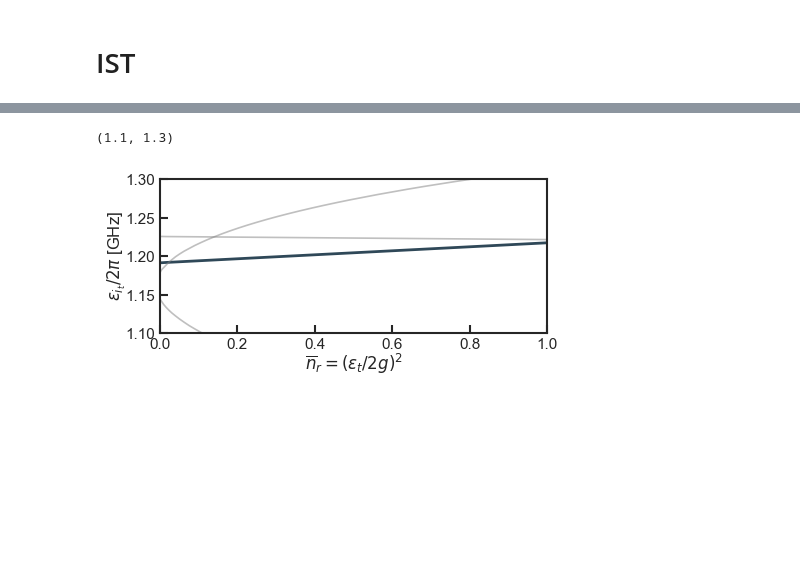
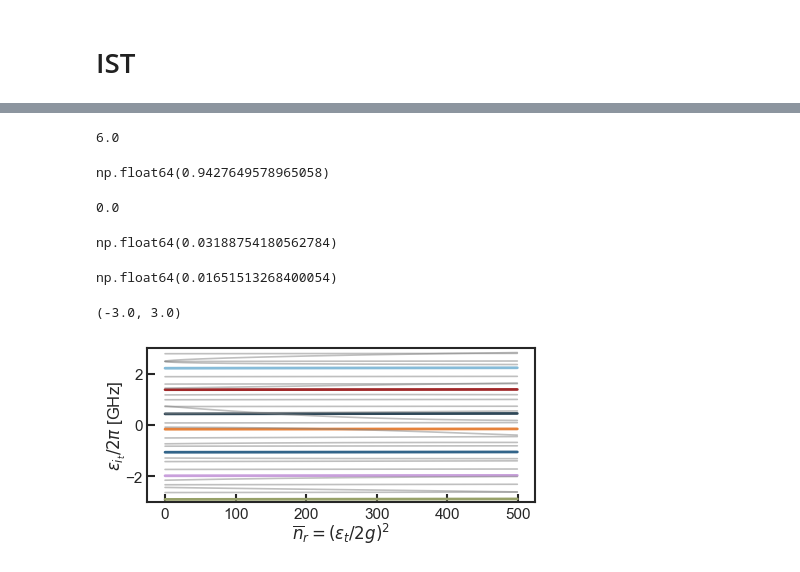
Before and after one commit to mariefdum/ionization, a Jupyter notebook: Example_L_shunted_transmon.ipynb, the cells around one changed output, grey strips where cells are left out. Cells and saved outputs as stored; diff of their text form; code cells hidden in the pictures; blank space fills up the shorter version.

```diff
--- a/Example_L_shunted_transmon.ipynb
+++ b/Example_L_shunted_transmon.ipynb
@@ -124,5 +45,32 @@ plt.ylim(-2*E_J,3*E_J)
 # %% [markdown]
 # Transmon
+# %%
+# PARAMÈTRES DIAGONALISATION
+max_charge = 200
+n_trunc = 31
+max_fock = 10
+
+# physical parameters, Hassani no EL
+E_J = 29.93 * GHz
+E_C = 0.164 * GHz
+E_L = 0 * GHz
+type_qubit = "Transmon"
+
+phi_ext = np.pi * 0
+n_g = 0
+
+g = 100 * MHz
+omega_r = 6 * GHz
+omega_d = omega_r
+
+#Floquet
+max_fock_floquet = 500
+eps_d_step = 10 * MHz
+eps_d_max = 2 * g * np.sqrt(max_fock_floquet)
+eps_d_vec = np.arange(0,eps_d_max,eps_d_step)
+N_times = 1
+N_periods = 1
+phi = 0
 # %%
 for n_g in [0,0.5]:
 
@@ -344,7 +418,7 @@ lwidth=1.7
 plt.figure(figsize=(5,2))
 
 for q in range(n_trunc):
-    if q in [0,1,15,19]:
+    if q in [0,1,2,3,4,5,6]:
         plt.plot((eps_d_vec/2/g)**2,N_t_sorted[q],linewidth=lwidth,label='$i_t=0_t$')
     else:
         plt.plot((eps_d_vec/2/g)**2,N_t_sorted[q],c='grey',alpha=0.5)
@@ -358,9 +432,8 @@ legend_elements = [mpl.lines.Line2D([0], [0], c=list_colors[0], ls='-',lw=lwidth
 
 plt.legend(handles=legend_elements, loc=(0,0.98),  ncol=5,columnspacing=1.02, frameon=False)
 
-plt.ylim(-0.8,15)
+#plt.ylim(-0.8,15)
 #plt.xlim(0,200)
-
 plt.ylabel('$N_t$',labelpad=-1)
 #plt.savefig('Floquet_BA.pdf',transparent=True)
 # %% [output]
@@ -369,21 +554,41 @@ Text(0, 0.5, '$N_t$')
+# %%
+omega_r/GHz
+# %% [output]
+6.0
+# %%
+omega_q/GHz
+# %% [output]
+np.float64(0.9427649578965058)
+# %%
+omega_r - omega_d
+# %% [output]
+0.0
+# %%
+chi_0 / MHz
+# %% [output]
+np.float64(0.03188754180562784)
+# %%
+chi_1 / MHz
+# %% [output]
+np.float64(0.01651513268400054)
 # %%
 plt.figure(figsize=(5,2))
 
-i_cut=391
+i_cut = 391
 for q in range(n_trunc):
-    if q in [0,1,15,19]:
+    if q in [0,1,2,3,4,5,6]:
         plt.plot((eps_d_vec/2/g)**2,np.array(f_energies_sorted[q])/GHz,linewidth=2)
     else:
         plt.plot((eps_d_vec/2/g)**2,np.array(f_energies_sorted[q])/GHz,c='grey',alpha=0.5)
 
 plt.xlabel(r'$\overline{n}_r=(\varepsilon_t/2g)^2$',labelpad=0)
 plt.ylabel(r'$\varepsilon_{i_t}/2\pi$ [GHz]',labelpad=-2)
 #plt.xlim(0,200)
 plt.ylim(-omega_d/2/GHz, omega_d/2/GHz)
 
 #plt.savefig('Floquet_quasi.pdf',transparent=True, bbox_inches='tight')
-plt.xlim(0,1)
-plt.ylim(1.1,1.3)
+# plt.xlim(0,1)
+# plt.ylim(1.1,1.3)
 # %% [output]
-(1.1, 1.3)
+(-3.0, 3.0)
-[figure, old version]
+[figure, new version]
```
Also changed, not shown: parts of 37 cells of this notebook, 4 other files.
